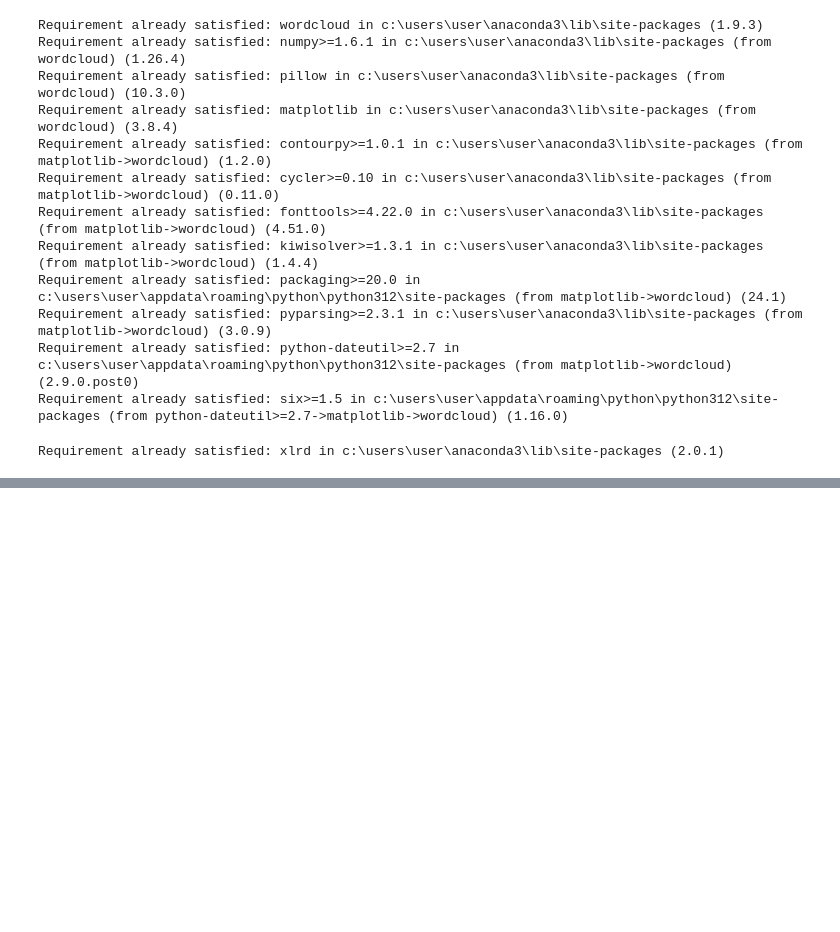
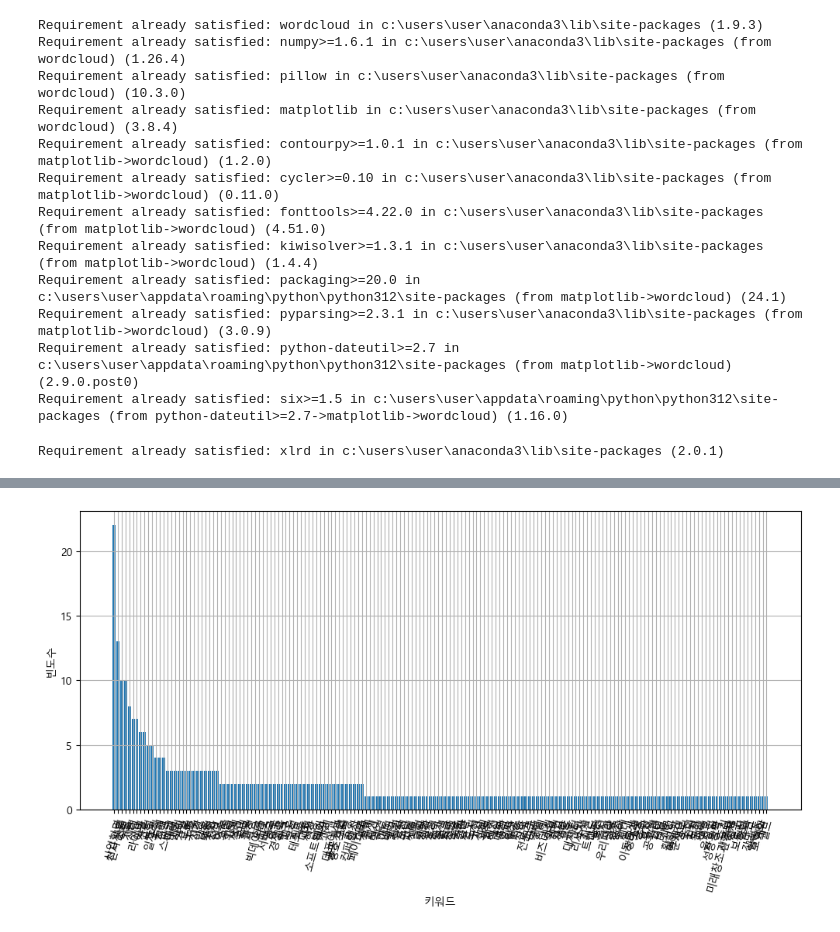
Before and after one commit to donghajang213/DataAnalyst, a Jupyter notebook: 영어단어분석.ipynb, the cells around one changed output, grey strips where cells are left out. Cells and saved outputs as stored; diff of their text form; code cells hidden in the pictures; blank space fills up the shorter version.

```diff
--- a/영어단어분석.ipynb
+++ b/영어단어분석.ipynb
@@ -254,0 +152,6 @@ plt.show()
+# %%
+message = ""
+for item in data:
+    if "message" in item.keys():
+        message = message + re.sub(r"[^\w]", " ", item["message"]) + ""
+message
@@ -254,0 +160,4 @@ plt.show()
+# %%
+nlp = Okt()
+message_N = nlp.nouns(message)
+message_N #작업 내용 확인용 출력
@@ -254,0 +182,3 @@ plt.show()
+# %%
+count = Counter(message_N)
+count
@@ -254,0 +203,6 @@ plt.show()
+# %%
+word_count = dict()
+for tag, counts in count.most_common(200):
+    if (len(str(tag)) > 1):
+        word_count[tag] = counts
+        print("%s : %d" % (tag, counts))
@@ -254,0 +231,12 @@ plt.show()
+# %%
+plt.figure(figsize = (12, 5))
+plt.xlabel('키워드')
+plt.ylabel('빈도수')
+plt.grid(True)
+sorted_Keys = sorted(word_count, key = word_count.get, reverse = True)
+sorted_Values = sorted(word_count.values(), reverse = True)
+plt.bar(range(len(word_count)), sorted_Values, align = 'center')
+plt.xticks(range(len(word_count)), list(sorted_Keys), rotation = 75)
+plt.show()
+# %% [output]
+[figure, added]
```
Also changed, not shown: parts of 27 cells of this notebook, 1 other file.
